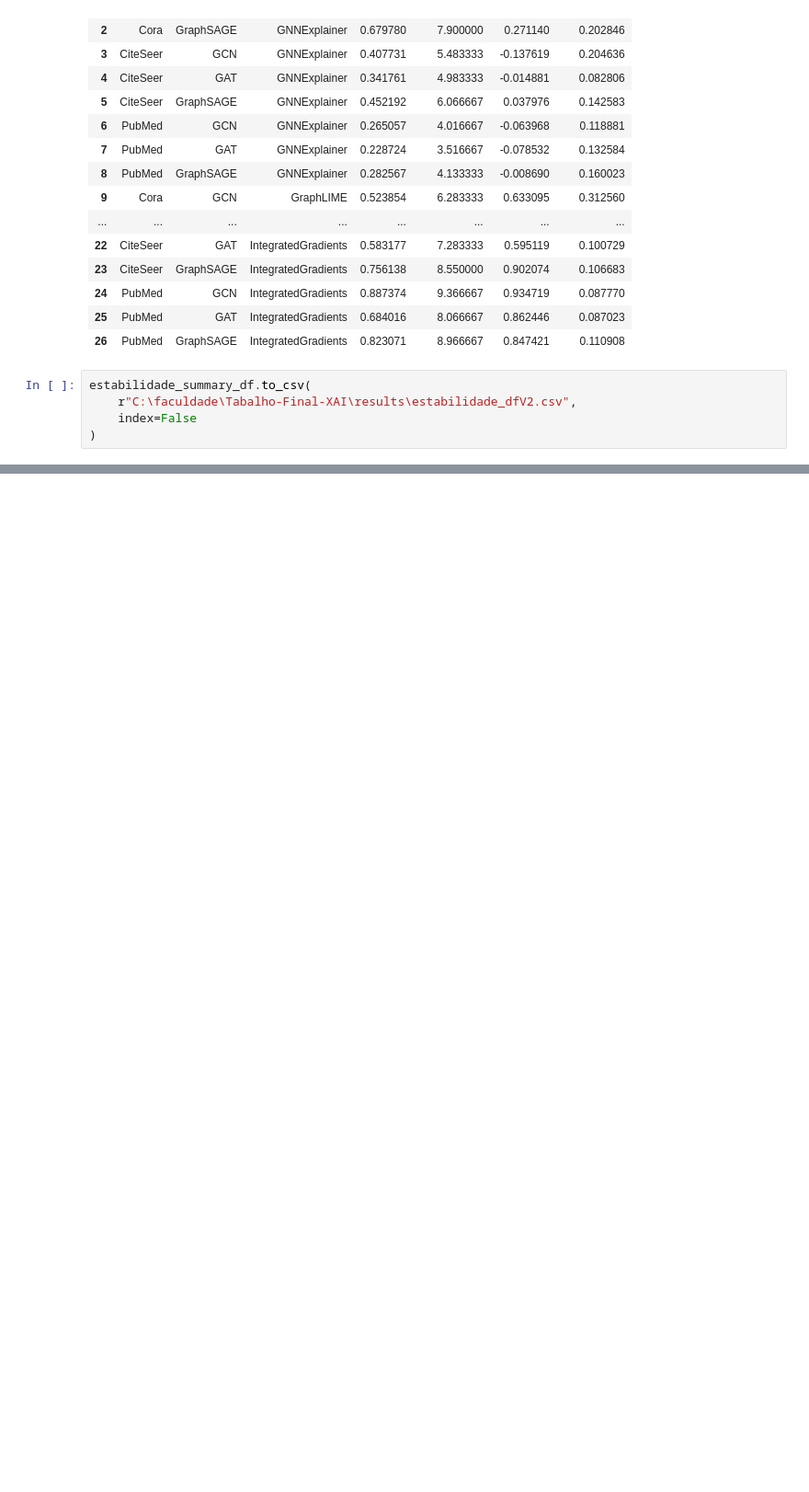
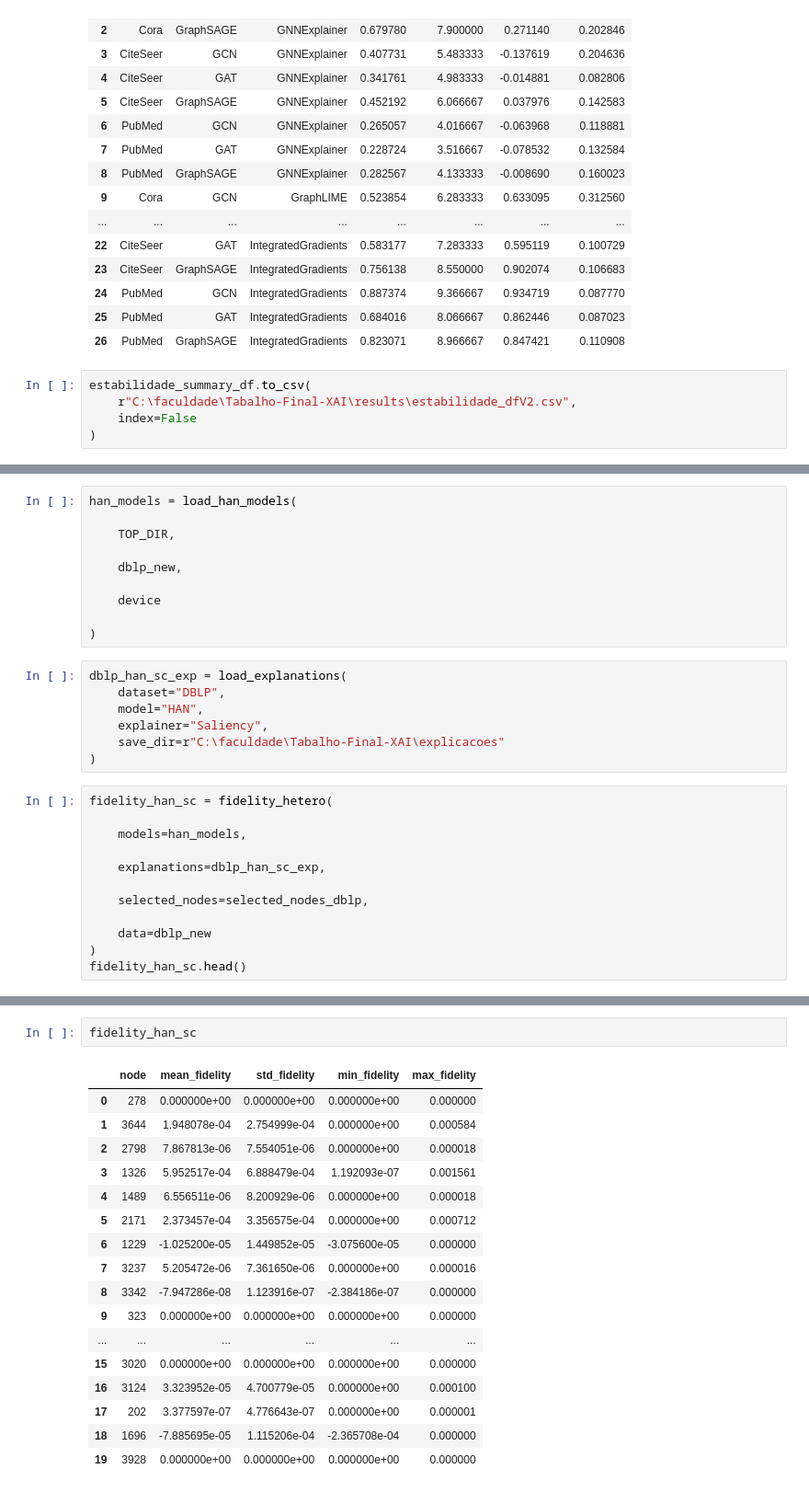
Before and after one commit to J0hnV1ct0r/Tabalho-Final-XAI, a Jupyter notebook: Cenario_Heterogenio_xai.ipynb, the cells around one changed output, grey strips where cells are left out. Shown at 92% size. Drawn from its saved outputs; the diff is of its cells as text; blank space fills up the shorter version.

```diff
--- a/Cenario_Heterogenio_xai.ipynb
+++ b/Cenario_Heterogenio_xai.ipynb
@@ -2266,0 +3172,29 @@ estabilidade_summary_df.to_csv(
+# %%
+han_models = load_han_models(
+
+    TOP_DIR,
+
+    dblp_new,
+
+    device
+
+)
+# %%
+dblp_han_sc_exp = load_explanations(
+    dataset="DBLP",
+    model="HAN",
+    explainer="Saliency",
+    save_dir=r"C:\faculdade\Tabalho-Final-XAI\explicacoes"
+)
+# %%
+fidelity_han_sc = fidelity_hetero(
+
+    models=han_models,
+
+    explanations=dblp_han_sc_exp,
+
+    selected_nodes=selected_nodes_dblp,
+
+    data=dblp_new
+)
+fidelity_han_sc.head()
@@ -2266,0 +3208,20 @@ estabilidade_summary_df.to_csv(
+# %%
+fidelity_han_sc
+# %% [output]
+|  | node | mean_fidelity | std_fidelity | min_fidelity | max_fidelity |
+| 0 | 278 | 0.000000e+00 | 0.000000e+00 | 0.000000e+00 | 0.000000 |
+| 1 | 3644 | 1.948078e-04 | 2.754999e-04 | 0.000000e+00 | 0.000584 |
+| 2 | 2798 | 7.867813e-06 | 7.554051e-06 | 0.000000e+00 | 0.000018 |
+| 3 | 1326 | 5.952517e-04 | 6.888479e-04 | 1.192093e-07 | 0.001561 |
+| 4 | 1489 | 6.556511e-06 | 8.200929e-06 | 0.000000e+00 | 0.000018 |
+| 5 | 2171 | 2.373457e-04 | 3.356575e-04 | 0.000000e+00 | 0.000712 |
+| 6 | 1229 | -1.025200e-05 | 1.449852e-05 | -3.075600e-05 | 0.000000 |
+| 7 | 3237 | 5.205472e-06 | 7.361650e-06 | 0.000000e+00 | 0.000016 |
+| 8 | 3342 | -7.947286e-08 | 1.123916e-07 | -2.384186e-07 | 0.000000 |
+| 9 | 323 | 0.000000e+00 | 0.000000e+00 | 0.000000e+00 | 0.000000 |
+| ... | ... | ... | ... | ... | ... |
+| 15 | 3020 | 0.000000e+00 | 0.000000e+00 | 0.000000e+00 | 0.000000 |
+| 16 | 3124 | 3.323952e-05 | 4.700779e-05 | 0.000000e+00 | 0.000100 |
+| 17 | 202 | 3.377597e-07 | 4.776643e-07 | 0.000000e+00 | 0.000001 |
+| 18 | 1696 | -7.885695e-05 | 1.115206e-04 | -2.365708e-04 | 0.000000 |
+| 19 | 3928 | 0.000000e+00 | 0.000000e+00 | 0.000000e+00 | 0.000000 |
```
Also changed, not shown: parts of 56 cells of this notebook, 5 other files.
